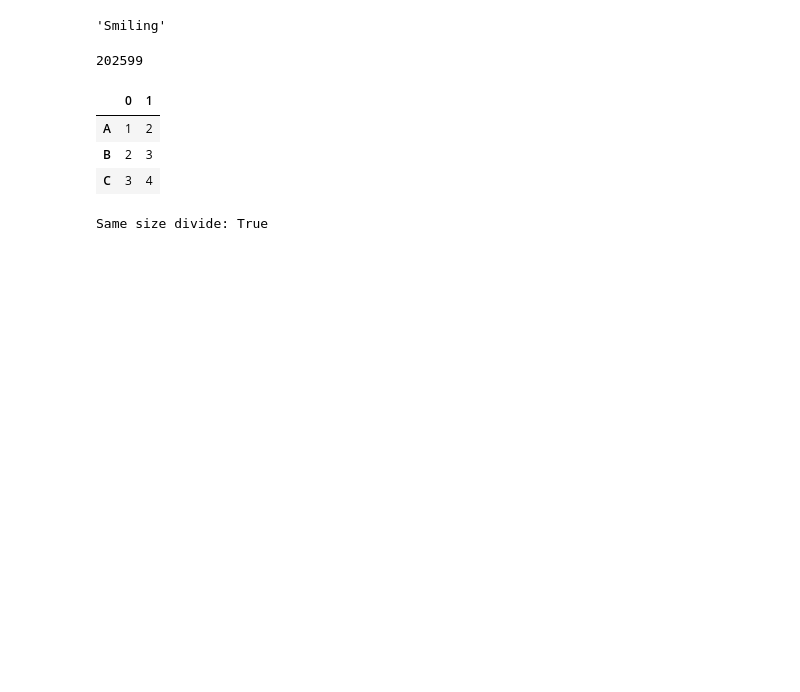
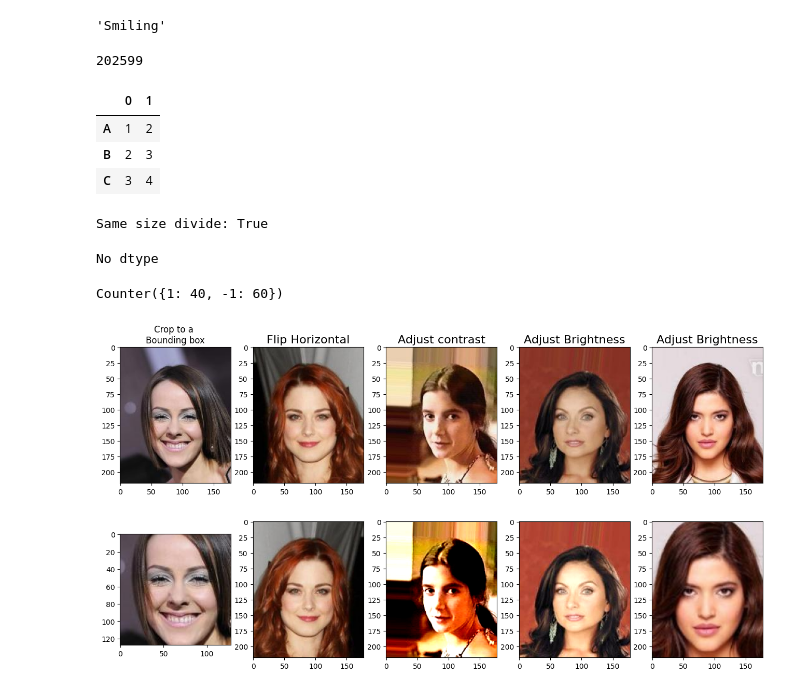
Before and after one commit to aditya12-here/imbalanced-dataset, a Jupyter notebook: data-augmentation.ipynb, the cells around one changed output. Saved outputs shown, nothing was run; the diff lists cells and outputs as text; code cells hidden in the pictures; blank space fills up the shorter version.

Commit message:
Added data augmentation part on celeb dataset.

```diff
--- a/data-augmentation.ipynb
+++ b/data-augmentation.ipynb
@@ -119,14 +119,18 @@ len(image_repo)
 # %%
 class CelebDataset(Dataset):
 
-    def __init__(self,image,labels):
+    def __init__(self,image,labels,transforms=None):
         super().__init__()
         self.image=image
         self.labels=labels
+        self.transforms=transforms
     def __len__(self):
         return len(self.image)
     def __getitem__(self,idx):
         img=self.image[idx]
+        img=Image.open(img).convert('RGB')
+        if self.transforms:
+            img=self.transforms(img)
         label=self.labels[idx]
         return img,label
 # %%
@@ -188,0 +197,4 @@ test_dataset=Subset(dataset,test_idx)
+# %%
+print(img.dtype if hasattr(img, 'dtype') else "No dtype")
+# %% [output]
+No dtype
@@ -188,0 +208,50 @@ test_dataset=Subset(dataset,test_idx)
+# %%
+image_label_count
+# %% [output]
+Counter({1: 40, -1: 60})
+# %%
+fig=plt.figure(figsize=(16,8))
+ax=fig.add_subplot(2,5,1)
+img,attr=train_dataset[0]
+ax.set_title('Crop to a \nBounding box')
+ax.imshow(img)
+ax=fig.add_subplot(2,5,6)
+img_transformed=transforms.functional.crop(img,60,20,128,128)
+ax.imshow(img_transformed)
+
+ax=fig.add_subplot(2,5,2)
+img,attr=train_dataset[1]
+ax.imshow(img)
+ax.set_title('Flip Horizontal',size=16)
+img_transformed=transforms.functional.hflip(img)
+ax=fig.add_subplot(2,5,7)
+ax.imshow(img_transformed)
+
+ax=fig.add_subplot(2,5,3)
+img,attr=train_dataset[2]
+ax.imshow(img)
+ax.set_title('Adjust contrast',size=16)
+img_transformed=transforms.functional.adjust_contrast(img,contrast_factor=2)
+ax=fig.add_subplot(2,5,8)
+ax.imshow(img_transformed)
+
+ax=fig.add_subplot(2,5,4)
+img,attr=train_dataset[3]
+ax.imshow(img)
+ax.set_title('Adjust Brightness',size=16)
+img_transformed=transforms.functional.adjust_brightness(img,brightness_factor=1.3)
+ax=fig.add_subplot(2,5,9)
+ax.imshow(img_transformed)
+
+ax=fig.add_subplot(2,5,5)
+img,attr=train_dataset[4]
+ax.imshow(img)
+ax.set_title('Adjust Brightness',size=16)
+img_center_crop = transforms.functional.center_crop(img, [0.7*218, 0.7*178])
+img_resized = transforms.functional.resize(img_center_crop, size=(218, 178))
+ax=fig.add_subplot(2,5,10)
+ax.imshow(img_resized)
+
+plt.show()
+# %% [output]
+[figure, added]
```
Also changed, not shown: parts of 8 cells of this notebook.
